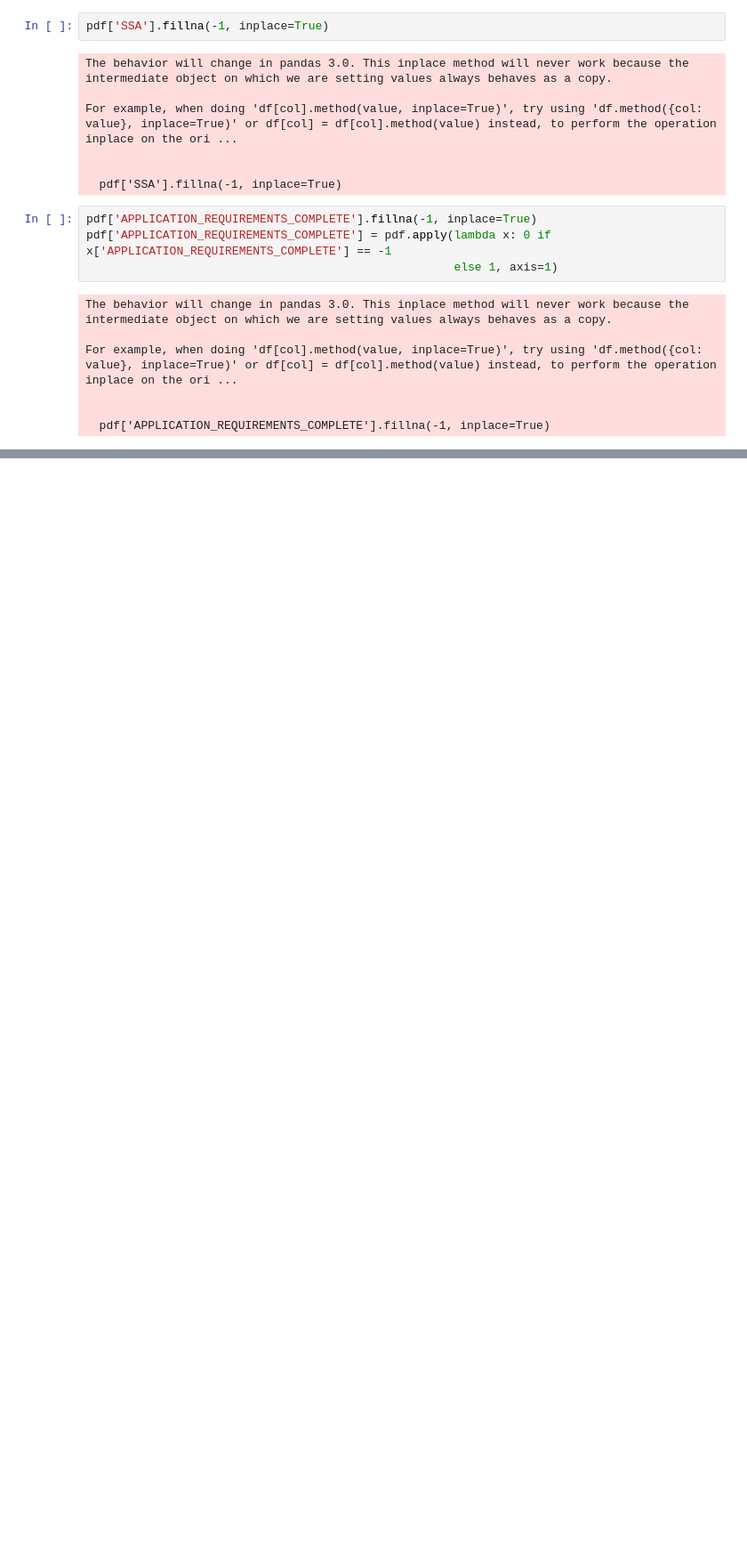
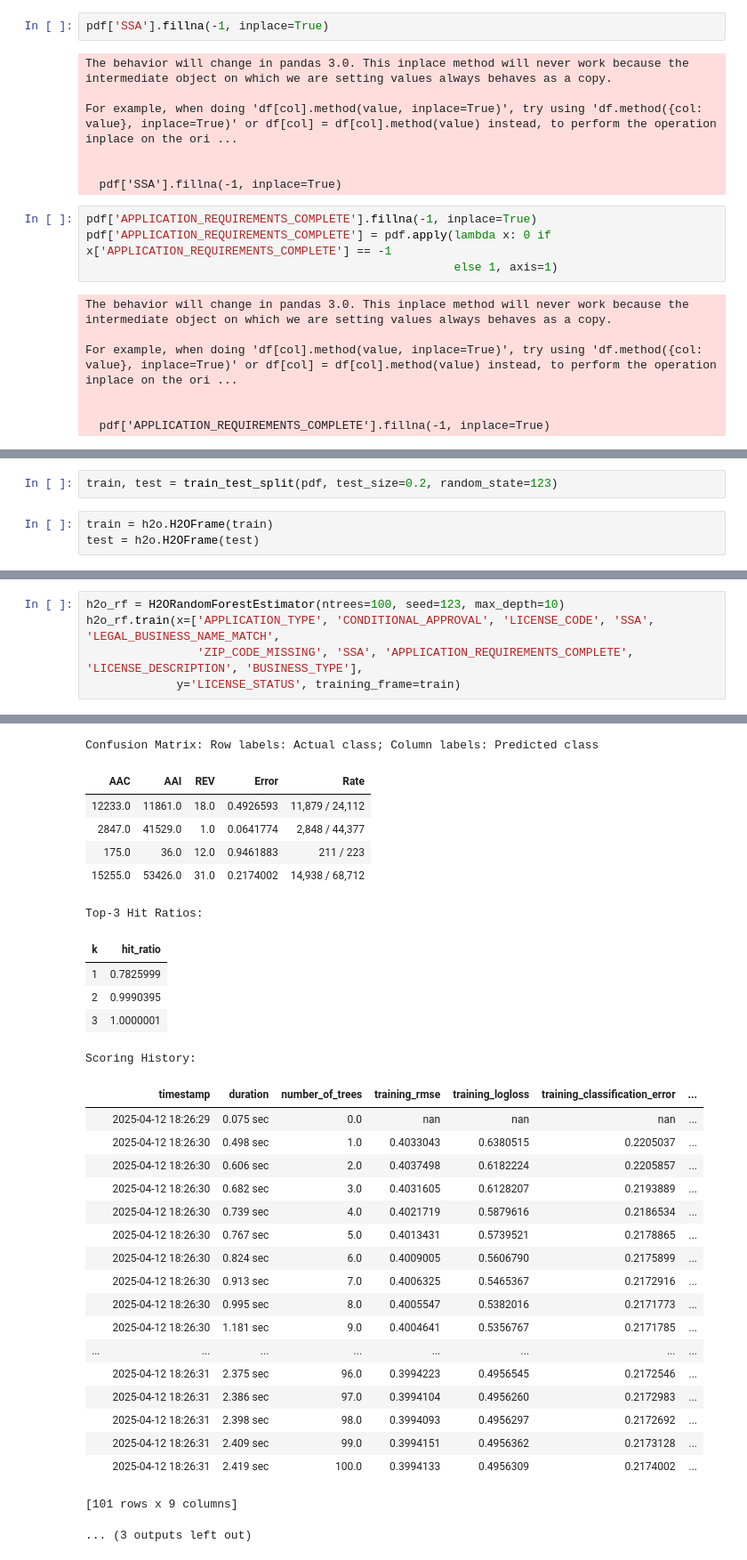
Before and after one commit to Sodz99/License_Classifier, a Jupyter notebook: License_v1.ipynb, the cells around one changed output, grey strips where cells are left out. Shown at 89% size. Cells and saved outputs as stored; diff of their text form; blank space fills up the shorter version.

```diff
--- a/License_v1.ipynb
+++ b/License_v1.ipynb
@@ -343,0 +322,5 @@ For example, when doing 'df[col].method(value, inplace=True)', try using 'df.met
+# %%
+train, test = train_test_split(pdf, test_size=0.2, random_state=123)
+# %%
+train = h2o.H2OFrame(train)
+test = h2o.H2OFrame(test)
@@ -343,0 +330,6 @@ For example, when doing 'df[col].method(value, inplace=True)', try using 'df.met
+# %%
+h2o_rf = H2ORandomForestEstimator(ntrees=100, seed=123, max_depth=10)
+h2o_rf.train(x=['APPLICATION_TYPE', 'CONDITIONAL_APPROVAL', 'LICENSE_CODE', 'SSA', 'LEGAL_BUSINESS_NAME_MATCH',
+                'ZIP_CODE_MISSING', 'SSA', 'APPLICATION_REQUIREMENTS_COMPLETE', 'LICENSE_DESCRIPTION', 'BUSINESS_TYPE'],
+             y='LICENSE_STATUS', training_frame=train)
+# %% [output]
@@ -343,0 +342,31 @@ For example, when doing 'df[col].method(value, inplace=True)', try using 'df.met
+Confusion Matrix: Row labels: Actual class; Column labels: Predicted class
+| AAC | AAI | REV | Error | Rate |
+| 12233.0 | 11861.0 | 18.0 | 0.4926593 | 11,879 / 24,112 |
+| 2847.0 | 41529.0 | 1.0 | 0.0641774 | 2,848 / 44,377 |
+| 175.0 | 36.0 | 12.0 | 0.9461883 | 211 / 223 |
+| 15255.0 | 53426.0 | 31.0 | 0.2174002 | 14,938 / 68,712 |
+Top-3 Hit Ratios:
+| k | hit_ratio |
+| 1 | 0.7825999 |
+| 2 | 0.9990395 |
+| 3 | 1.0000001 |
+Scoring History:
+|  | timestamp | duration | number_of_trees | training_rmse | training_logloss | training_classification_error | ... |
+|  | 2025-04-12 18:26:29 | 0.075 sec | 0.0 | nan | nan | nan | ... |
+|  | 2025-04-12 18:26:30 | 0.498 sec | 1.0 | 0.4033043 | 0.6380515 | 0.2205037 | ... |
+|  | 2025-04-12 18:26:30 | 0.606 sec | 2.0 | 0.4037498 | 0.6182224 | 0.2205857 | ... |
+|  | 2025-04-12 18:26:30 | 0.682 sec | 3.0 | 0.4031605 | 0.6128207 | 0.2193889 | ... |
+|  | 2025-04-12 18:26:30 | 0.739 sec | 4.0 | 0.4021719 | 0.5879616 | 0.2186534 | ... |
+|  | 2025-04-12 18:26:30 | 0.767 sec | 5.0 | 0.4013431 | 0.5739521 | 0.2178865 | ... |
+|  | 2025-04-12 18:26:30 | 0.824 sec | 6.0 | 0.4009005 | 0.5606790 | 0.2175899 | ... |
+|  | 2025-04-12 18:26:30 | 0.913 sec | 7.0 | 0.4006325 | 0.5465367 | 0.2172916 | ... |
+|  | 2025-04-12 18:26:30 | 0.995 sec | 8.0 | 0.4005547 | 0.5382016 | 0.2171773 | ... |
+|  | 2025-04-12 18:26:30 | 1.181 sec | 9.0 | 0.4004641 | 0.5356767 | 0.2171785 | ... |
+| ... | ... | ... | ... | ... | ... | ... | ... |
+|  | 2025-04-12 18:26:31 | 2.375 sec | 96.0 | 0.3994223 | 0.4956545 | 0.2172546 | ... |
+|  | 2025-04-12 18:26:31 | 2.386 sec | 97.0 | 0.3994104 | 0.4956260 | 0.2172983 | ... |
+|  | 2025-04-12 18:26:31 | 2.398 sec | 98.0 | 0.3994093 | 0.4956297 | 0.2172692 | ... |
+|  | 2025-04-12 18:26:31 | 2.409 sec | 99.0 | 0.3994151 | 0.4956362 | 0.2173128 | ... |
+|  | 2025-04-12 18:26:31 | 2.419 sec | 100.0 | 0.3994133 | 0.4956309 | 0.2174002 | ... |
+[101 rows x 9 columns]
+... (3 outputs left out)
```
Also changed, not shown: parts of 22 cells of this notebook, 23 other files.
